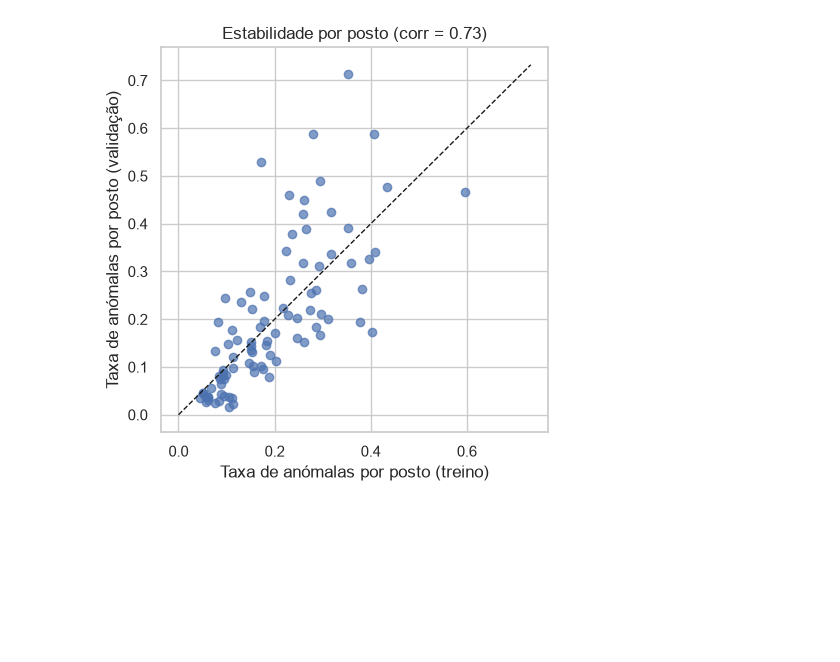
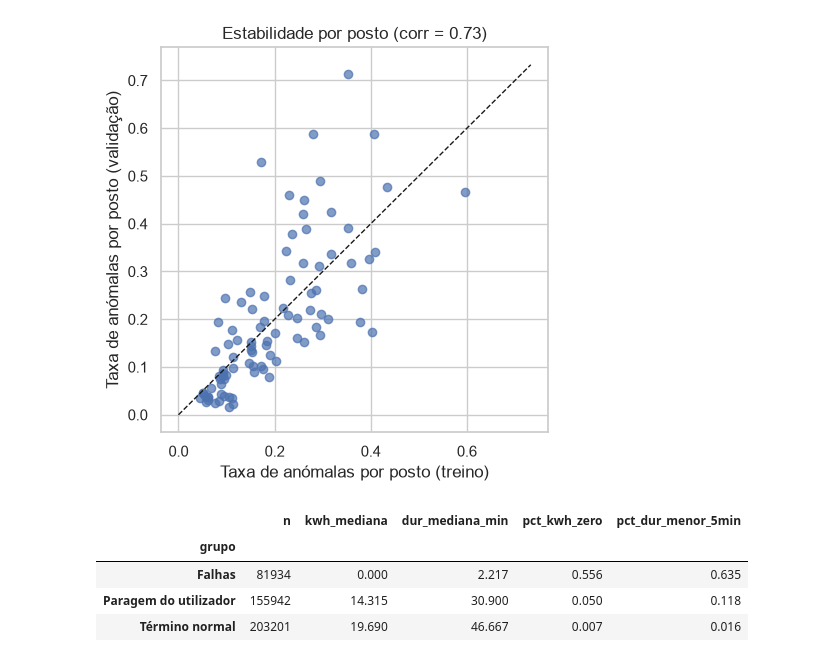
Before and after one commit to 1231478-Ellah-Fleischmann/MINDD-PROJETO, a Jupyter notebook: task1.ipynb, the cells around one changed output. Saved outputs shown, nothing was run; the diff lists cells and outputs as text; code cells hidden in the pictures; blank space fills up the shorter version.

```diff
--- a/task1.ipynb
+++ b/task1.ipynb
@@ -1136,3 +1136,24 @@ plt.title(f"Estabilidade por posto (corr = {d['treino'].corr(d['validacao']):.2f
 plt.show()
 # %% [output]
 [figure]
+# %%
+dur_min = (df["End Time"] - df["Start Time"]).dt.total_seconds() / 60
+grupo = np.select(
+    [df["end_cause"].eq("Charging ends normally"), df["end_cause"].eq("User stops charging")],
+    ["Término normal", "Paragem do utilizador"], default="Falhas")
+
+aud = pd.DataFrame({"grupo": grupo, "kwh": df["Transaction power/kwh"], "dur": dur_min})
+res = aud.groupby("grupo").agg(
+    n=("kwh", "size"),
+    kwh_mediana=("kwh", "median"),
+    dur_mediana_min=("dur", "median"),
+    pct_kwh_zero=("kwh", lambda s: (s <= 0).mean()),
+    pct_dur_menor_5min=("dur", lambda s: (s < 5).mean()),
+)
+display(res.round(3))
+# %% [output]
+|  | n | kwh_mediana | dur_mediana_min | pct_kwh_zero | pct_dur_menor_5min |
+| grupo |  |  |  |  |  |
+| Falhas | 81934 | 0.000 | 2.217 | 0.556 | 0.635 |
+| Paragem do utilizador | 155942 | 14.315 | 30.900 | 0.050 | 0.118 |
+| Término normal | 203201 | 19.690 | 46.667 | 0.007 | 0.016 |
```
